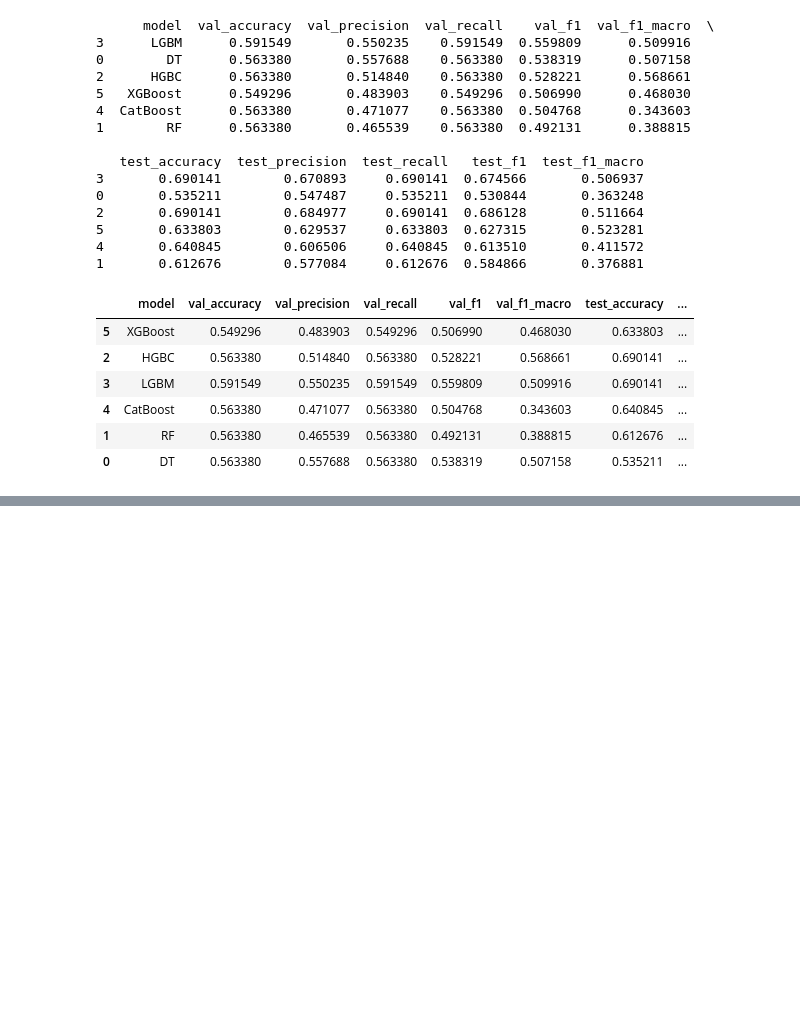
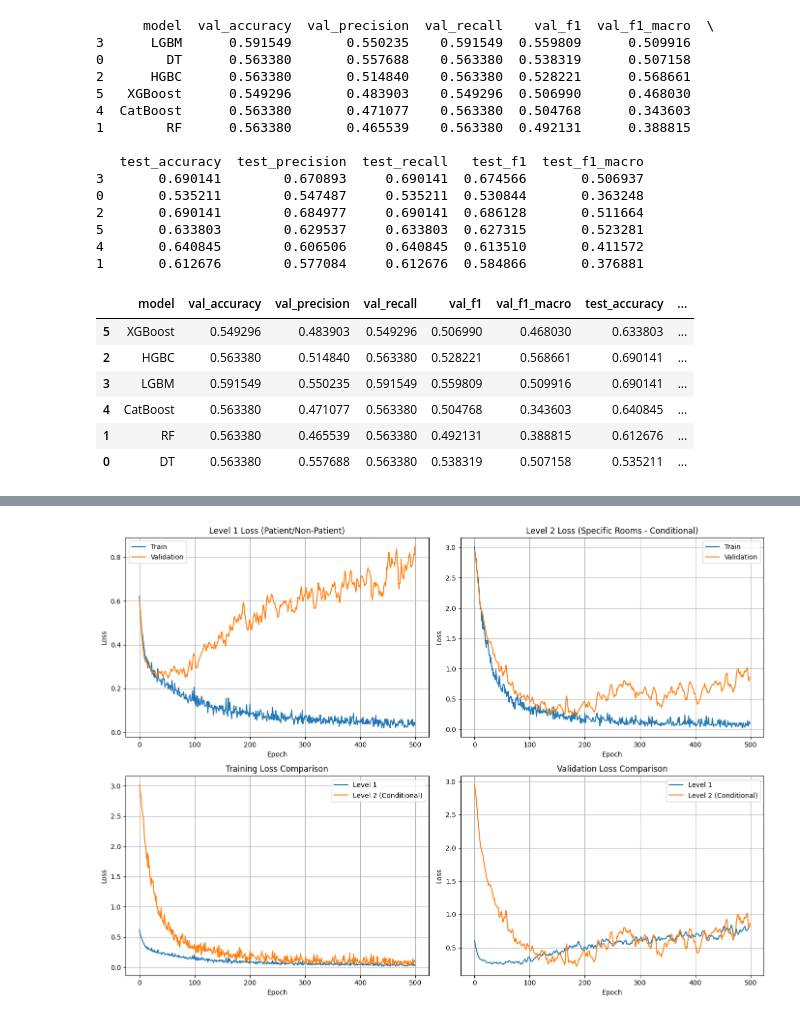
Before and after one commit to rakuzai/alcr-2026, a Jupyter notebook: code/notebook/main.ipynb, the cells around one changed output, grey strips where cells are left out. Drawn from its saved outputs; the diff is of its cells as text; code cells hidden in the pictures; blank space fills up the shorter version.

```diff
--- a/code/notebook/main.ipynb
+++ b/code/notebook/main.ipynb
@@ -1213,0 +959,15 @@ if 'MLP_L1' in mlp_loss_curves:
+# %%
+INPUT_DIM = X_train_scaled.shape[1]
+HIDDEN_DIM = 128
+N_CLASSES_L1 = len(np.unique(y_l1_train))
+N_CLASSES_L2 = len(np.unique(y_l2_train))
+PATIENT_ROOM_IDX = le_level1.transform(['Patient Room'])[0]
+
+model_gru = GRUMultiHead(INPUT_DIM, HIDDEN_DIM, N_CLASSES_L1, N_CLASSES_L2).to(device)
+# %%
+trained_gru, gru_losses = train_multihead_conditional(
+    X_train_scaled, y_l1_train, y_l2_train,
+    X_val_scaled, y_l1_val, y_l2_val,
+    N_CLASSES_L1, N_CLASSES_L2, PATIENT_ROOM_IDX,
+    epochs=500, batch_size=64, lr=0.001
+)
@@ -1213,0 +1079,41 @@ if 'MLP_L1' in mlp_loss_curves:
+# %%
+if 'train_l1' in gru_losses:
+    fig, axes = plt.subplots(2, 2, figsize=(14, 10))
+
+    axes[0, 0].plot(gru_losses['train_l1'], label='Train')
+    axes[0, 0].plot(gru_losses['val_l1'], label='Validation')
+    axes[0, 0].set_title('Level 1 Loss (Patient/Non-Patient)')
+    axes[0, 0].set_xlabel('Epoch')
+    axes[0, 0].set_ylabel('Loss')
+    axes[0, 0].legend()
+    axes[0, 0].grid(True)
+
+    axes[0, 1].plot(gru_losses['train_l2'], label='Train')
+    axes[0, 1].plot(gru_losses['val_l2'], label='Validation')
+    axes[0, 1].set_title('Level 2 Loss (Specific Rooms - Conditional)')
+    axes[0, 1].set_xlabel('Epoch')
+    axes[0, 1].set_ylabel('Loss')
+    axes[0, 1].legend()
+    axes[0, 1].grid(True)
+
+    axes[1, 0].plot(gru_losses['train_l1'], label='Level 1')
+    axes[1, 0].plot(gru_losses['train_l2'], label='Level 2 (Conditional)')
+    axes[1, 0].set_title('Training Loss Comparison')
+    axes[1, 0].set_xlabel('Epoch')
+    axes[1, 0].set_ylabel('Loss')
+    axes[1, 0].legend()
+    axes[1, 0].grid(True)
+
+    axes[1, 1].plot(gru_losses['val_l1'], label='Level 1')
+    axes[1, 1].plot(gru_losses['val_l2'], label='Level 2 (Conditional)')
+    axes[1, 1].set_title('Validation Loss Comparison')
+    axes[1, 1].set_xlabel('Epoch')
+    axes[1, 1].set_ylabel('Loss')
+    axes[1, 1].legend()
+    axes[1, 1].grid(True)
+
+    plt.tight_layout()
+    plt.savefig('../results/gru_multihead_conditional_loss_curves.png', dpi=600, bbox_inches='tight')
+    plt.show()
+# %% [output]
+[figure, added]
```
Also changed, not shown: parts of 43 cells of this notebook, 16 other files.
